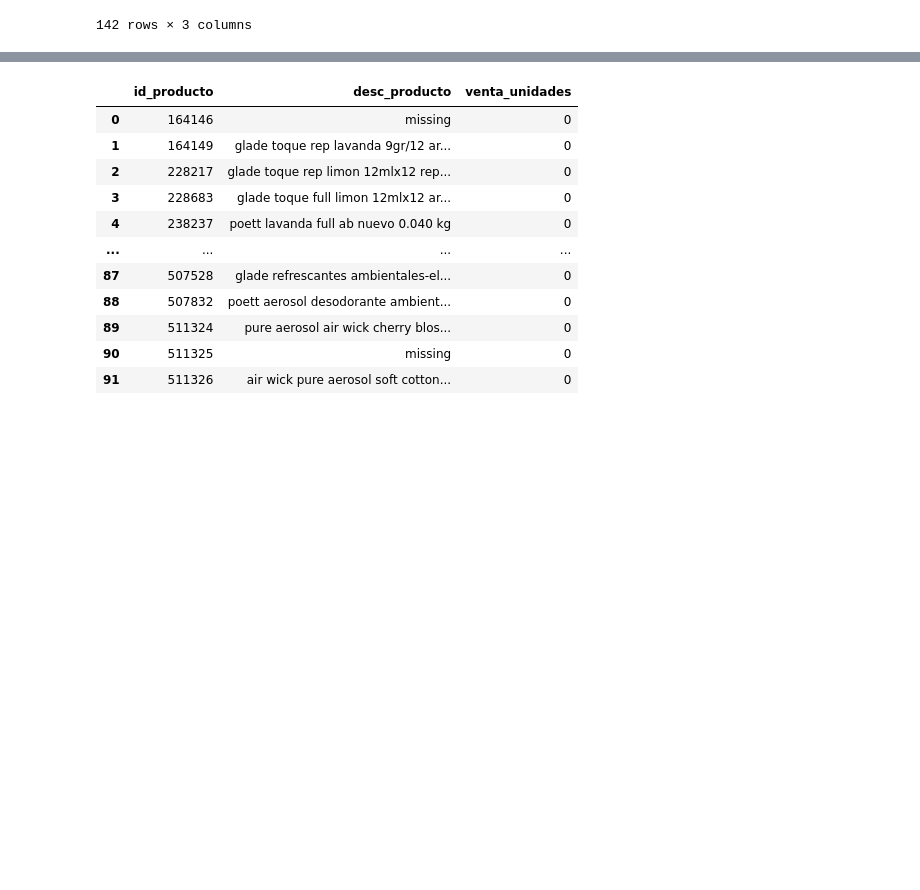
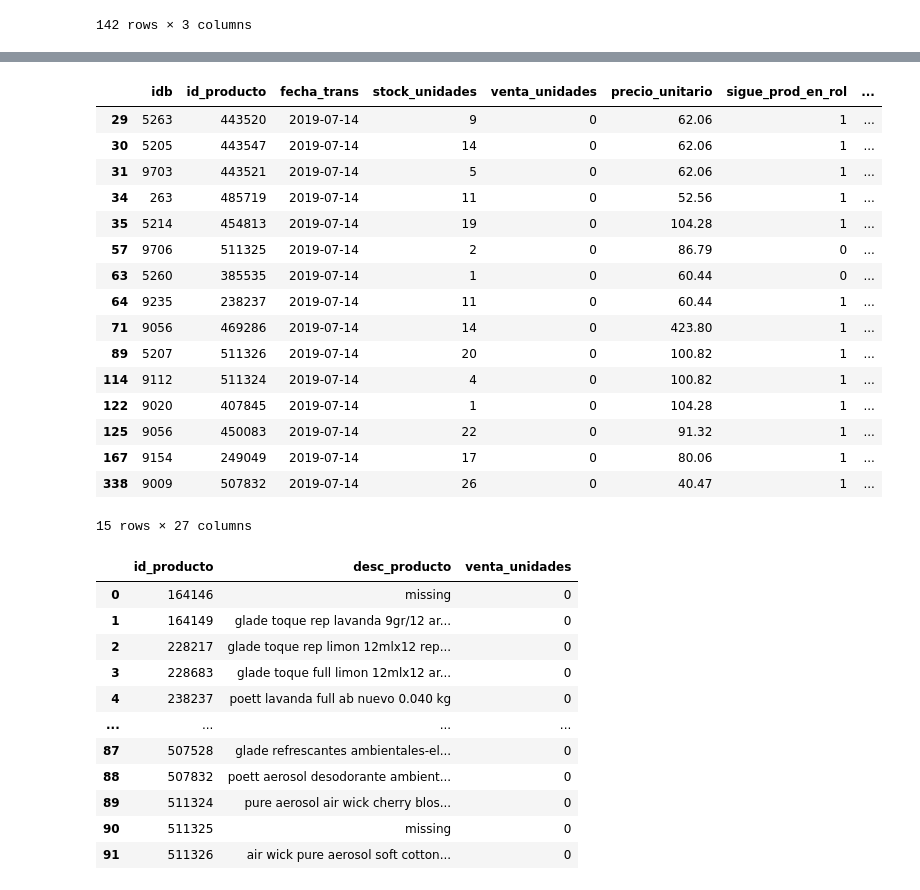
Before and after one commit to ErikaMelt/deodorants-project, a Jupyter notebook: eda/eda_erika_v1.ipynb, the cells around one changed output, grey strips where cells are left out. Saved outputs shown, nothing was run; the diff lists cells and outputs as text; code cells hidden in the pictures; blank space fills up the shorter version.

```diff
--- a/eda/eda_erika_v1.ipynb
+++ b/eda/eda_erika_v1.ipynb
@@ -467,7 +450,7 @@ local
 # %%
-#voy aqui
+
 # Group the DataFrame by 'id_producto' and 'tiene_promo', and count the number of rows for each group
-promo_counts = deod_df.groupby(['id_producto', 'tiene_promo'
+promo_counts = deodorants_df.groupby(['id_producto', 'tiene_promo'
                                       ]).size().reset_index(name='count')
 
 # Create a Boolean Series indicating if a product has a count for both 'tiene_promo' values
@@ -485,4 +487,5 @@ no_promo_products
 # %%
-deodorants_without_promo = deod_df[deodorants_df['id_producto'].isin(
+deodorants_without_promo = deodorants_df[deodorants_df['id_producto'].isin(
     no_promo_products)]
+print(len(deodorants_without_promo))
 deodorants_without_promo
@@ -489,3 +507,24 @@ deodorants_without_promo
+# %%
+unique_products = deodorants_without_promo.drop_duplicates(subset=['id_producto'])
+unique_products
+# %% [output]
+|  | idb | id_producto | fecha_trans | stock_unidades | venta_unidades | precio_unitario | sigue_prod_en_rol | ... |
+| 29 | 5263 | 443520 | 2019-07-14 | 9 | 0 | 62.06 | 1 | ... |
+| 30 | 5205 | 443547 | 2019-07-14 | 14 | 0 | 62.06 | 1 | ... |
+| 31 | 9703 | 443521 | 2019-07-14 | 5 | 0 | 62.06 | 1 | ... |
+| 34 | 263 | 485719 | 2019-07-14 | 11 | 0 | 52.56 | 1 | ... |
+| 35 | 5214 | 454813 | 2019-07-14 | 19 | 0 | 104.28 | 1 | ... |
+| 57 | 9706 | 511325 | 2019-07-14 | 2 | 0 | 86.79 | 0 | ... |
+| 63 | 5260 | 385535 | 2019-07-14 | 1 | 0 | 60.44 | 0 | ... |
+| 64 | 9235 | 238237 | 2019-07-14 | 11 | 0 | 60.44 | 1 | ... |
+| 71 | 9056 | 469286 | 2019-07-14 | 14 | 0 | 423.80 | 1 | ... |
+| 89 | 5207 | 511326 | 2019-07-14 | 20 | 0 | 100.82 | 1 | ... |
+| 114 | 9112 | 511324 | 2019-07-14 | 4 | 0 | 100.82 | 1 | ... |
+| 122 | 9020 | 407845 | 2019-07-14 | 1 | 0 | 104.28 | 1 | ... |
+| 125 | 9056 | 450083 | 2019-07-14 | 22 | 0 | 91.32 | 1 | ... |
+| 167 | 9154 | 249049 | 2019-07-14 | 17 | 0 | 80.06 | 1 | ... |
+| 338 | 9009 | 507832 | 2019-07-14 | 26 | 0 | 40.47 | 1 | ... |
+15 rows × 27 columns
 # %%
 # filter the dataframe based on venta_unidades == 0
 ventas_zero_df = deod_df[deodorants_df['venta_unidades'] == 0]
```
Also changed, not shown: parts of 13 cells of this notebook, 3 other files.
